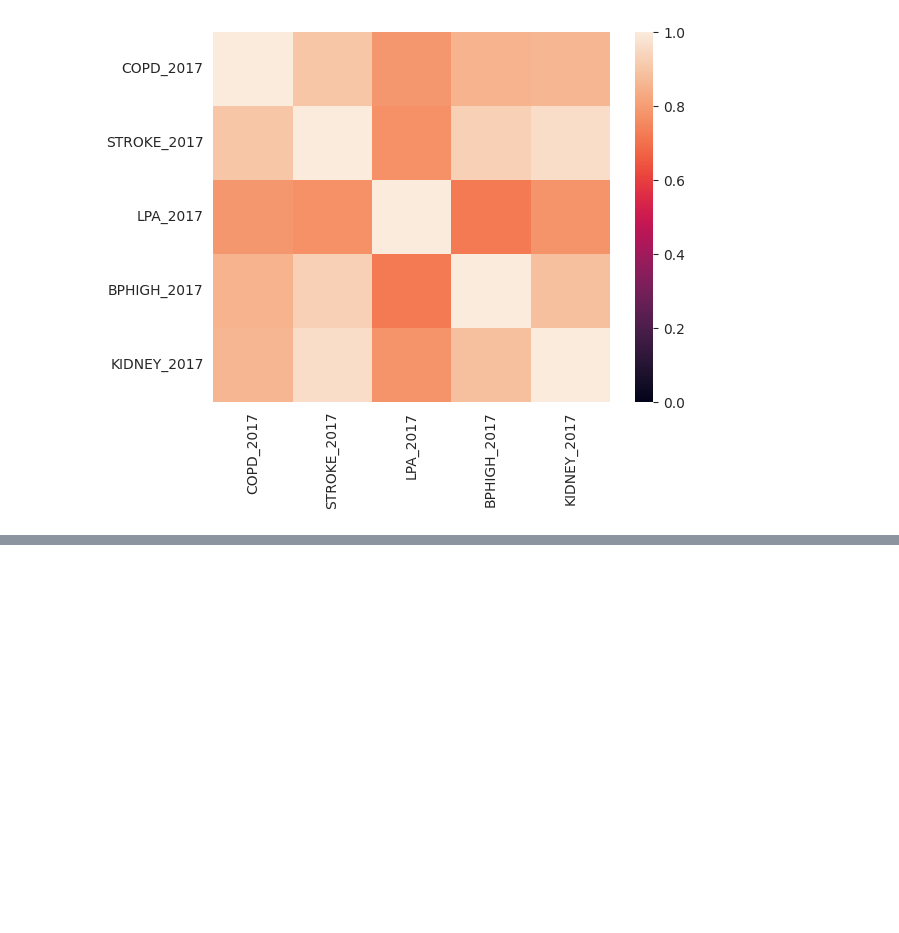
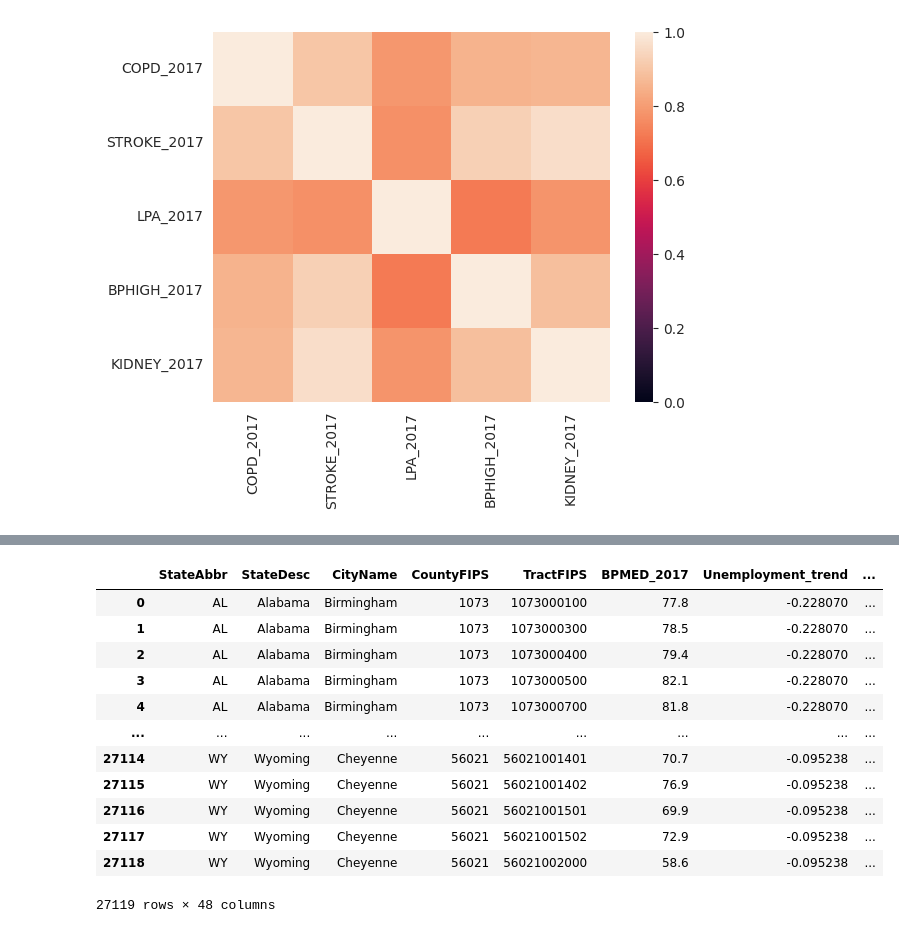
Before and after one commit to Tyler-Chi/Diabetes_Trend_Forecast, a Jupyter notebook: EDA.ipynb, the cells around one changed output, grey strips where cells are left out. Cells and saved outputs as stored; diff of their text form; code cells hidden in the pictures; blank space fills up the shorter version.

```diff
--- a/EDA.ipynb
+++ b/EDA.ipynb
@@ -100,0 +117,16 @@ sns.heatmap(corr_map, vmin=0, vmax=1);
+# %%
+training_data
+# %% [output]
+|  | StateAbbr | StateDesc | CityName | CountyFIPS | TractFIPS | BPMED_2017 | Unemployment_trend | ... |
+| 0 | AL | Alabama | Birmingham | 1073 | 1073000100 | 77.8 | -0.228070 | ... |
+| 1 | AL | Alabama | Birmingham | 1073 | 1073000300 | 78.5 | -0.228070 | ... |
+| 2 | AL | Alabama | Birmingham | 1073 | 1073000400 | 79.4 | -0.228070 | ... |
+| 3 | AL | Alabama | Birmingham | 1073 | 1073000500 | 82.1 | -0.228070 | ... |
+| 4 | AL | Alabama | Birmingham | 1073 | 1073000700 | 81.8 | -0.228070 | ... |
+| ... | ... | ... | ... | ... | ... | ... | ... | ... |
+| 27114 | WY | Wyoming | Cheyenne | 56021 | 56021001401 | 70.7 | -0.095238 | ... |
+| 27115 | WY | Wyoming | Cheyenne | 56021 | 56021001402 | 76.9 | -0.095238 | ... |
+| 27116 | WY | Wyoming | Cheyenne | 56021 | 56021001501 | 69.9 | -0.095238 | ... |
+| 27117 | WY | Wyoming | Cheyenne | 56021 | 56021001502 | 72.9 | -0.095238 | ... |
+| 27118 | WY | Wyoming | Cheyenne | 56021 | 56021002000 | 58.6 | -0.095238 | ... |
+27119 rows × 48 columns
```
Also changed, not shown: parts of 2 cells of this notebook, 6 other files.
